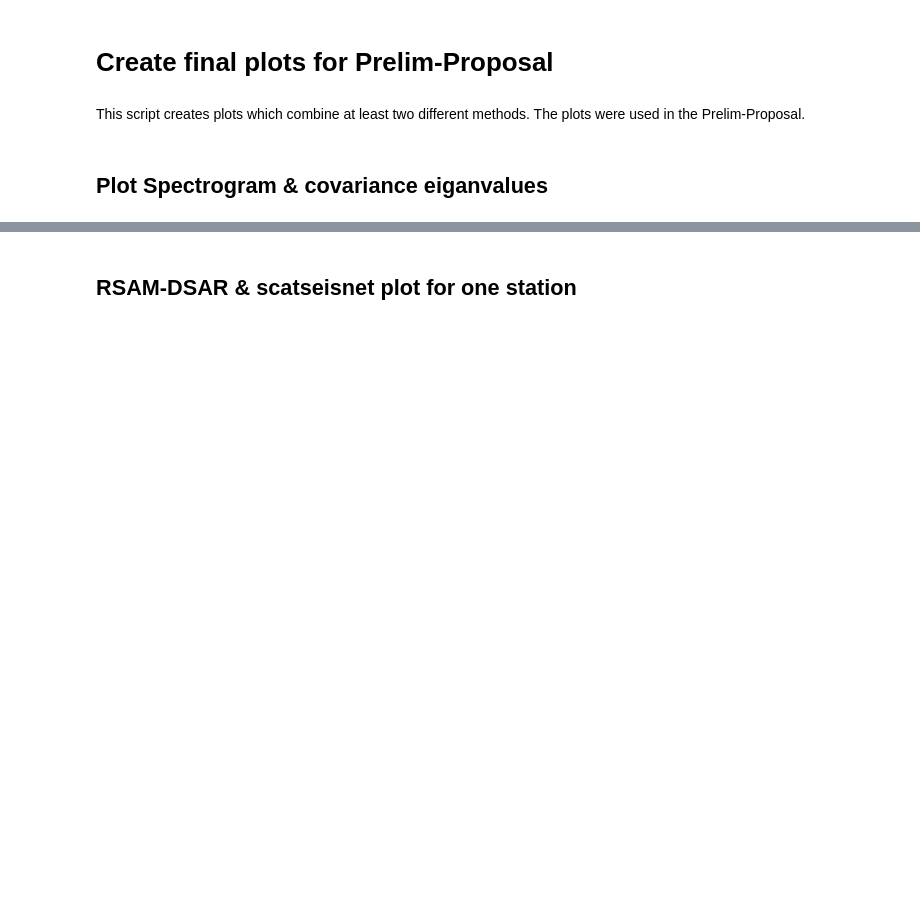
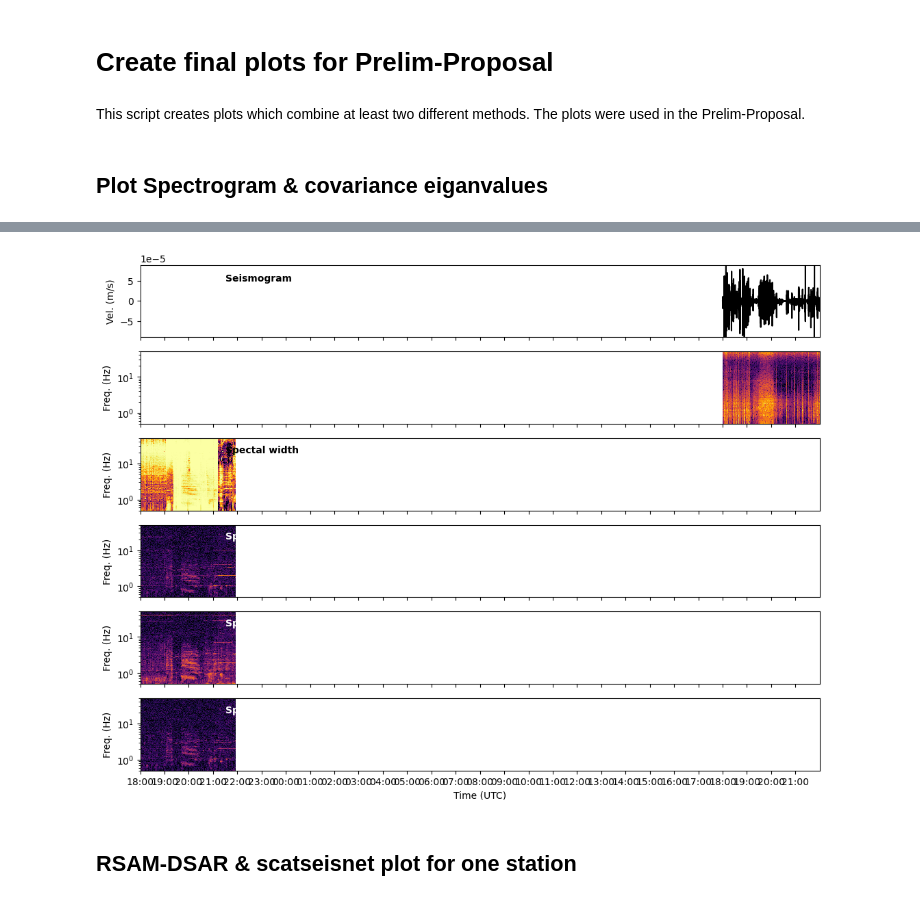
Before and after one commit to Denolle-Lab/Mt-St-Helens, a Jupyter notebook: noise_analysis/final_plotting.ipynb, the cells around one changed output, grey strips where cells are left out. Cells and saved outputs as stored; diff of their text form; code cells hidden in the pictures; blank space fills up the shorter version.

```diff
--- a/noise_analysis/final_plotting.ipynb
+++ b/noise_analysis/final_plotting.ipynb
@@ -219,0 +133,91 @@ for preprocessing_type in preprocessing_list:
+# %%
+# resample trace for seismogram
+import numpy.ma as ma
+tr_copy.data = ma.masked_array(data=tr_copy.data,
+             mask=np.isnan(tr_copy.data))
+
+st_res = tr_copy.split()
+st_res.resample(50)
+st_res.merge(fill_value=np.nan)
+stream_plot = st_res[0]
+# %%
+#=============================================== plotting======================================================
+# create plot #1 - no preprocessin------------------------------------------------------------------
+fig, (ax0,ax,ax1,ax2,ax3,ax4) = plt.subplots(6,1, sharex=True,figsize=(6.4*2, 4.8*2))
+ax0.plot(np.arange(stream_plot.stats.starttime.datetime, stream_plot.stats.endtime.datetime, datetime.timedelta(seconds=stream_plot.stats.delta)).astype(datetime.datetime),stream_plot.data[:-1], 'k')
+ax0.set_ylabel("Vel. (m/s)")
+ax0 .set_ylim(-9e-5, 9e-5)
+ax0.text(UTCDateTime(year=year,julday=jday,hour=hour+3,minute=30), 5e-5, 'Seismogram', color='black', weight='bold')
+
+img = ax.pcolormesh(np.arange(stats.starttime.datetime, stats.endtime.datetime, datetime.timedelta(seconds=bins[0]*2)).astype(datetime.datetime),
+                    freqs,10*np.log10(Pxx), cmap='inferno',vmin=-180, vmax=-100, shading='auto')
+ax.set_ylabel("Freq. (Hz)")
+ax.text(UTCDateTime(year=year,julday=jday,hour=hour+3,minute=30), 20, 'Spectrogram', color='white', weight='bold')
+
+# show network covariance matrix spectral width
+#fig, ax = plt.subplots(1, constrained_layout=True)
+img = ax1.pcolormesh(
+    UTC_times, frequencies, spectral_width1.T, rasterized=True, cmap="inferno_r",
+    vmin=0, vmax=0.1)
+
+ax1.set_ylabel("Freq. (Hz)")
+ax1.text(UTCDateTime(year=year,julday=jday,hour=hour+3,minute=30), 20, 'Spectal width', color='black', weight='bold')
+# ax1.set_title("No preprocessing")
+# plt.colorbar(img, ax=ax1).set_label("Covariance matrix spectral width")
+
+# create plot #2 - preprocess data with one-bit spectral whitening----------------------------------
+# show network covariance matrix spectral width
+#fig, ax = plt.subplots(1, constrained_layout=True)
+img = ax2.pcolormesh(
+    UTC_times, frequencies, spectral_width2.T, rasterized=True, cmap="inferno_r",
+    vmin=0., vmax=0.2)
+
+ax2.set_ylabel("Freq. (Hz)")
+ax2.text(UTCDateTime(year=year,julday=jday,hour=hour+3,minute=30), 20, 'Spectal width', color='white', weight='bold')
+# ax2.set_title("One-bit spectral whitening")
+# plt.colorbar(img, ax=ax2).set_label("Covariance matrix spectral width")
+
+# create plot #3 - preprocess data with one-bit temporal normalization------------------------------
+# show network covariance matrix spectral width
+#fig, ax = plt.subplots(1, constrained_layout=True)
+img = ax3.pcolormesh(
+    UTC_times, frequencies, spectral_width3.T, rasterized=True, cmap="inferno_r",
+    vmin=0., vmax=0.2)
+
+ax3.set_ylabel("Freq. (Hz)")
+ax3.text(UTCDateTime(year=year,julday=jday,hour=hour+3,minute=30), 20, 'Spectal width', color='white', weight='bold')
+# ax3.set_title("One-bit temporal normalization")
+# plt.colorbar(img, ax=ax3).set_label("Covariance matrix spectral width")
+
+# create plot #4 - preprocess data with smooth spectral whitening and temporal normalization--------
+# show network covariance matrix spectral width
+#fig, ax = plt.subplots(1, constrained_layout=True)
+img = ax4.pcolormesh(
+    UTC_times, frequencies, spectral_width4.T, rasterized=True, cmap="inferno_r",
+    vmin=0., vmax=0.2)
+
+# ax4.set_xlabel("{} (hours)".format(t.date))
+ax4.set_ylabel("Freq. (Hz)")
+ax4.text(UTCDateTime(year=year,julday=jday,hour=hour+3,minute=30), 20, 'Spectal width', color='white', weight='bold')
+# ax4.set_title("Smooth spectral and temporal preprocessing")
+# plt.colorbar(img,ax=ax4).set_label("Covariance matrix spectral width")
+
+ax.set_yscale('log'); ax1.set_yscale('log'); ax2.set_yscale('log'); ax3.set_yscale('log');ax4.set_yscale('log')
+ax .set_ylim([5e-1, st_stack[0].stats.sampling_rate / 2])
+ax1.set_ylim([5e-1, st_stack[0].stats.sampling_rate / 2])
+ax2.set_ylim([5e-1, st_stack[0].stats.sampling_rate / 2])
+ax3.set_ylim([5e-1, st_stack[0].stats.sampling_rate / 2])
+ax4.set_ylim([5e-1, st_stack[0].stats.sampling_rate / 2])
+
+# ax.set_ylim([0, st_stack[0].stats.sampling_rate / 2])
+# ax1.set_ylim([0, st_stack[0].stats.sampling_rate / 2])
+# ax2.set_ylim([0, st_stack[0].stats.sampling_rate / 2])
+# ax3.set_ylim([0, st_stack[0].stats.sampling_rate / 2])
+# ax4.set_ylim([0, st_stack[0].stats.sampling_rate / 2])
+
+ax4.xaxis.set_major_locator(mdates.HourLocator())
+ax4.xaxis.set_major_formatter(mdates.DateFormatter('%H:%M'))
+ax4.set_xlabel("Time (UTC)")
+
+# plt.savefig('seis_spec_cov_{}_{}_{}_dt{}_wd{}_av{}_log_withoutEDMYEL.png'.format(year,jday,hour,signal_duration_sec, int(window_duration_sec), average), dpi=300, bbox_inches='tight')
+# %% [output]
@@ -220,2 +225,3 @@ for preprocessing_type in preprocessing_list:
+[figure, added]
 # %% [markdown]
 ## RSAM-DSAR & scatseisnet plot for one station
```
Also changed, not shown: parts of 19 cells of this notebook, 4 other files.
